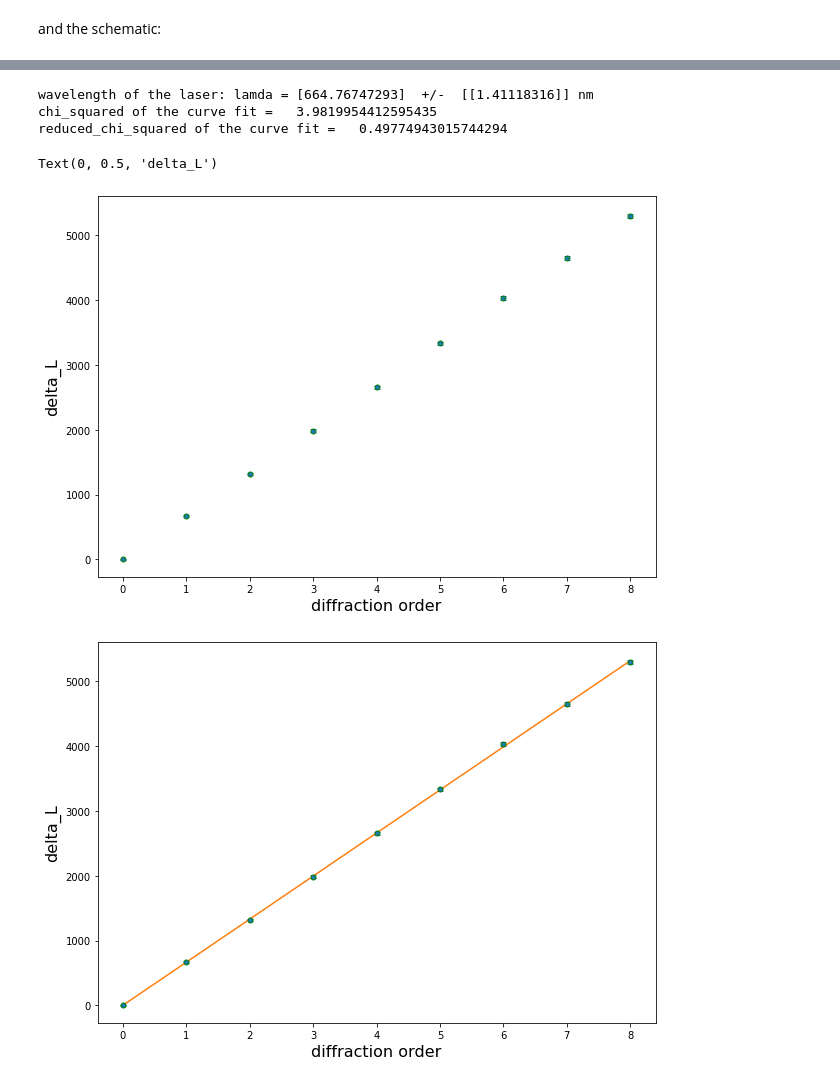
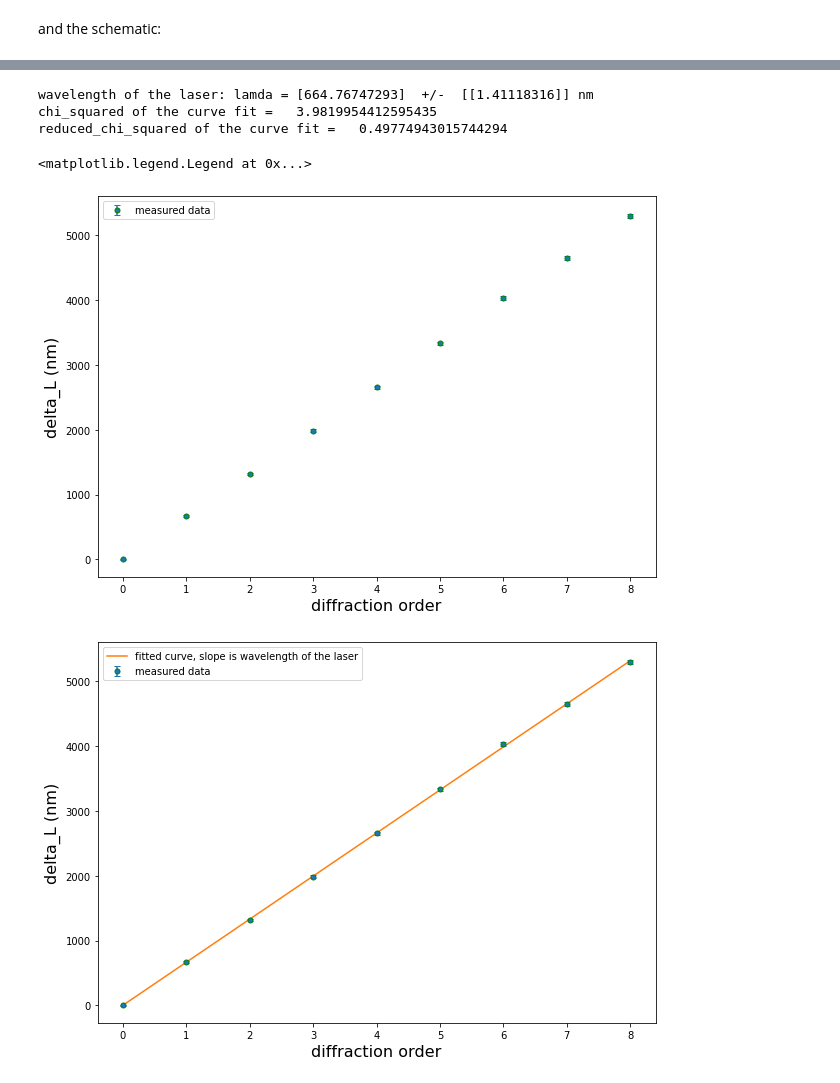
Before and after one commit to JPFphysics/15c-lab, a Jupyter notebook: 15c_ruler_diffraction_sample.ipynb, the cells around one changed output, grey strips where cells are left out. Drawn from its saved outputs; the diff is of its cells as text; code cells hidden in the pictures.

```diff
--- a/15c_ruler_diffraction_sample.ipynb
+++ b/15c_ruler_diffraction_sample.ipynb
@@ -125,9 +125,10 @@ m = np.linspace(0,np.size(y2)-1,np.size(y2)) #array for diffraction orders
 
 # plot the data (delta_L vs. m)
 plt.figure(figsize=[10,7])
-plt.errorbar(m,delta_L,err_delta_L,fmt='o',ms=5, mec='g',capsize=3)
+plt.errorbar(m,delta_L,err_delta_L,fmt='o',ms=5, mec='g',capsize=3, label = 'measured data')
 plt.xlabel('diffraction order',fontsize=16)
-plt.ylabel('delta_L',fontsize=16)
+plt.ylabel('delta_L (nm)',fontsize=16)
+plt.legend()
 
 
 
@@ -143,36 +144,37 @@ def ChiSquare(y,yfit,error):
     '''this function calculate Chi Square'''
     ChiSquareValue = np.sum((y-yfit)**2/error**2)
     return ChiSquareValue
 
 # define a one parameter line
 def func(x, a):
     return a * x
 
 # Find the best fit using scipy.optimize (curve_fit)
 popt, pcov = curve_fit(func, m, delta_L, sigma=err_delta_L ) # popt: Optimal values for the parameters, pcov: the estimated covariance of popt
 
 # Print the best fit parameters
 print ('wavelength of the laser: lamda =', popt, ' +/- ', np.sqrt(pcov), 'nm')
 
 
 delta_L_fit = popt*m  #delta_L calculated from curve fit
 
 chi_squared = ChiSquare(delta_L, delta_L_fit, err_delta_L)  #chi squared value of the curve fit
 reduced_chi_squared = ChiSquareReduced(delta_L, delta_L_fit, err_delta_L,1)
 
 print('chi_squared of the curve fit =  ', chi_squared)
 print('reduced_chi_squared of the curve fit =  ', reduced_chi_squared)
 
 # plot the measured data and curve fit together
 plt.figure(figsize=[10,7])
-plt.errorbar(m, delta_L,err_delta_L,fmt='o',ms=5, mec='g',capsize=3)
-plt.plot(m,delta_L_fit)
+plt.errorbar(m, delta_L,err_delta_L,fmt='o',ms=5, mec='g',capsize=3, label = 'measured data')
+plt.plot(m,delta_L_fit, label = 'fitted curve, slope is wavelength of the laser')
 plt.xlabel('diffraction order',fontsize=16)
-plt.ylabel('delta_L',fontsize=16)
+plt.ylabel('delta_L (nm)',fontsize=16)
+plt.legend()
 # %% [output]
 wavelength of the laser: lamda = [664.76747293]  +/-  [[1.41118316]] nm
 chi_squared of the curve fit =   3.9819954412595435
 reduced_chi_squared of the curve fit =   0.49774943015744294
-Text(0, 0.5, 'delta_L')
+<matplotlib.legend.Legend at 0x...>
-[figure, old version]
+[figure, new version]
-[figure, old version]
+[figure, new version]
```
